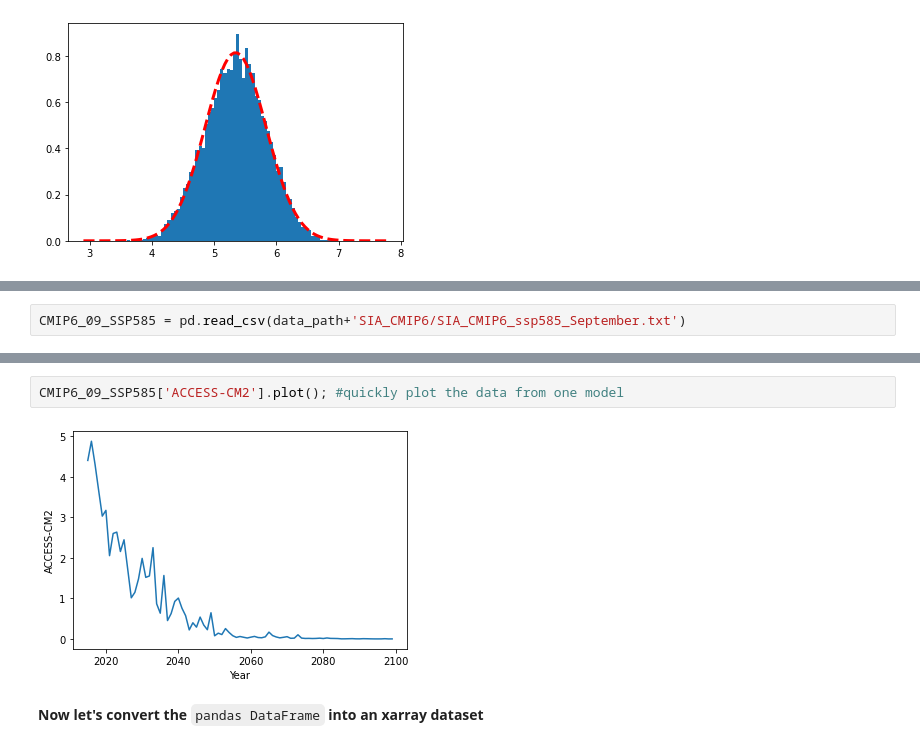
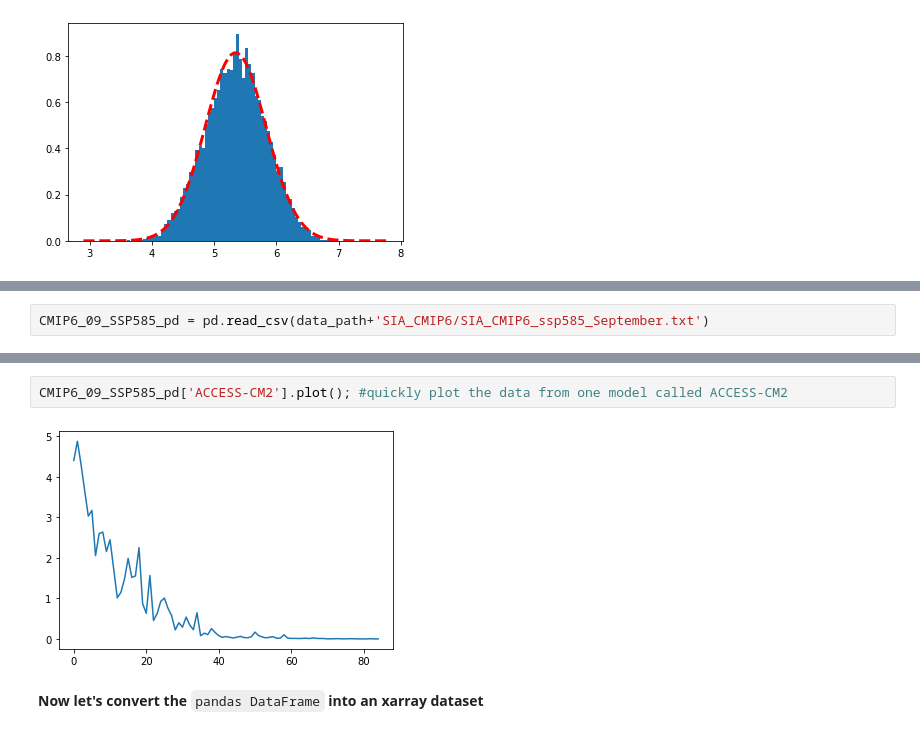
Before and after one commit to chrisrwp/ATOC_4500, a Jupyter notebook: Intro_Timeseries_Histograms.ipynb, the cells around one changed output, grey strips where cells are left out. Cells and saved outputs as stored; diff of their text form.

```diff
--- a/Intro_Timeseries_Histograms.ipynb
+++ b/Intro_Timeseries_Histograms.ipynb
@@ -198,3 +169,3 @@ Year,ACCESS-CM2,ACCESS-ESM1-5,AWI-CM-1-1-MR,BCC-CSM2-MR,BCC-ESM1,CAMS-CSM1-0,CES
 # %%
-CMIP6_09_SSP585 = pd.read_csv(data_path+'SIA_CMIP6/SIA_CMIP6_ssp585_September.txt')
+CMIP6_09_SSP585_pd = pd.read_csv(data_path+'SIA_CMIP6/SIA_CMIP6_ssp585_September.txt')
 # %%
@@ -216,7 +173,7 @@ CMIP6_09_SSP585 #pandas plots this in a much easier to read way!
 # %%
-CMIP6_09_SSP585['ACCESS-CM2'].plot(); #quickly plot the data from one model
+CMIP6_09_SSP585_pd['ACCESS-CM2'].plot(); #quickly plot the data from one model called ACCESS-CM2
 # %% [output]
-[figure, old version]
+[figure, new version]
 # %% [markdown]
 **Now let's convert the** `pandas DataFrame` **into an xarray dataset**
 # %%
```
Also changed, not shown: parts of 33 cells of this notebook, 1 other file.
